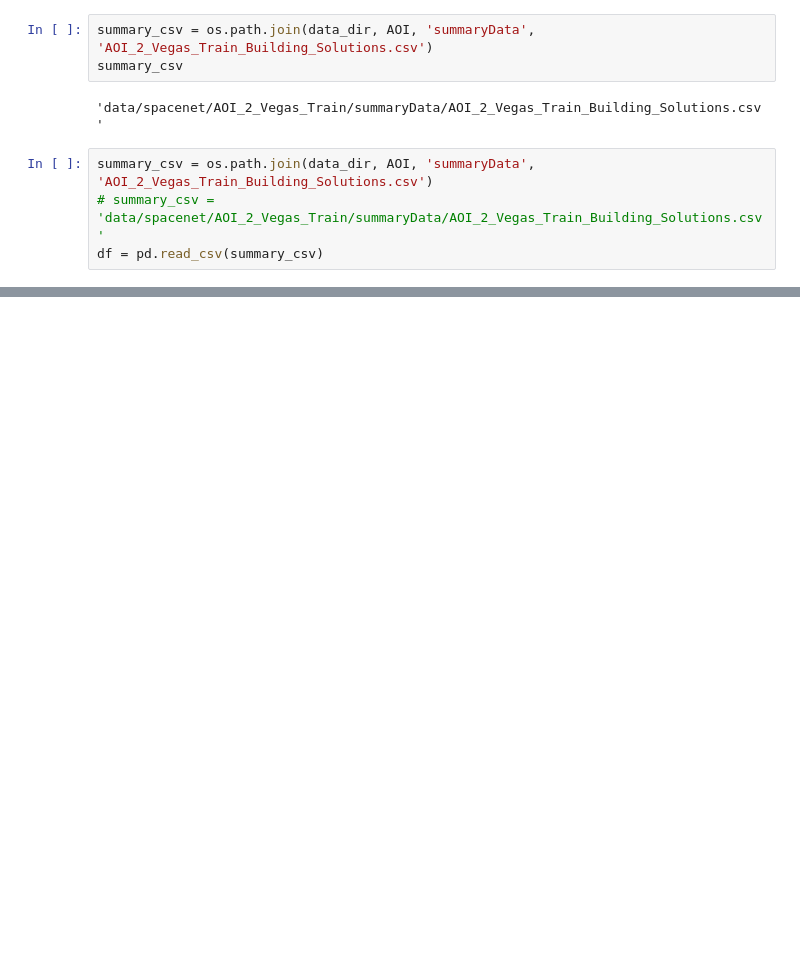
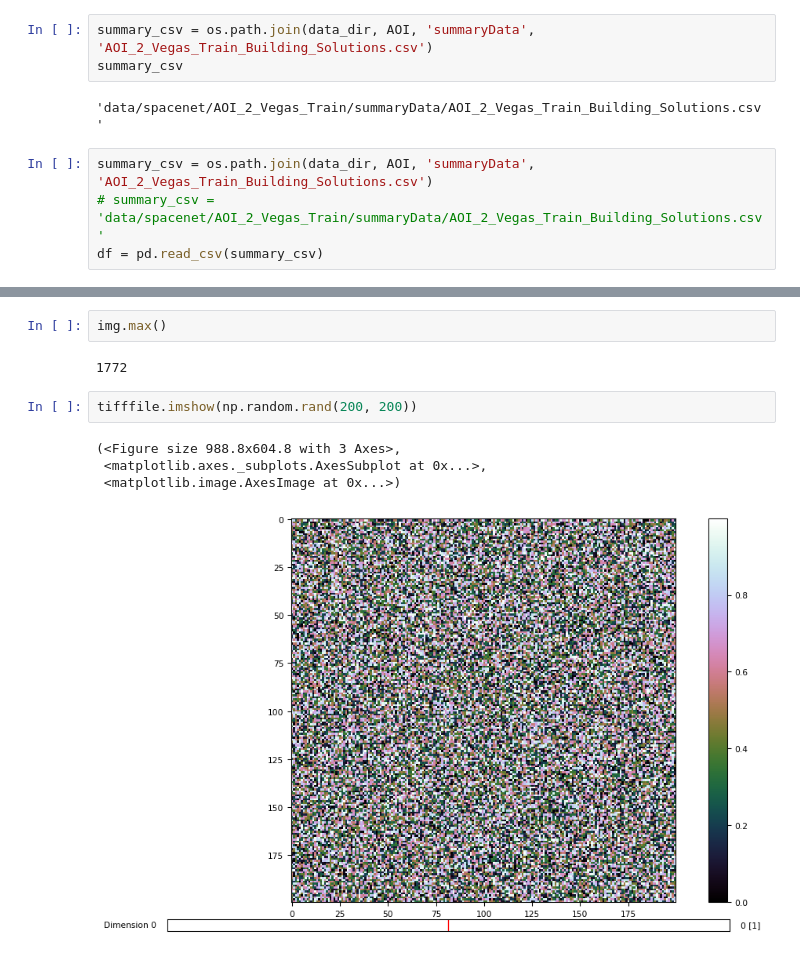
Before and after one commit to gregorylull/satellite-image-classification, a Jupyter notebook: scratch.ipynb, the cells around one changed output, grey strips where cells are left out. Cells and saved outputs as stored; diff of their text form; blank space fills up the shorter version.

Commit message:
updated spacenet unet data retrieval and some prelimiary images

```diff
--- a/scratch.ipynb
+++ b/scratch.ipynb
@@ -64,0 +78,11 @@ AOI_2_Vegas_img2245
+# %%
+img.max()
+# %% [output]
+1772
+# %%
+tifffile.imshow(np.random.rand(200, 200))
+# %% [output]
+(<Figure size 988.8x604.8 with 3 Axes>,
+ <matplotlib.axes._subplots.AxesSubplot at 0x...>,
+ <matplotlib.image.AxesImage at 0x...>)
+[figure, added]
```
Also changed, not shown: parts of 18 cells of this notebook, 8 other files.
